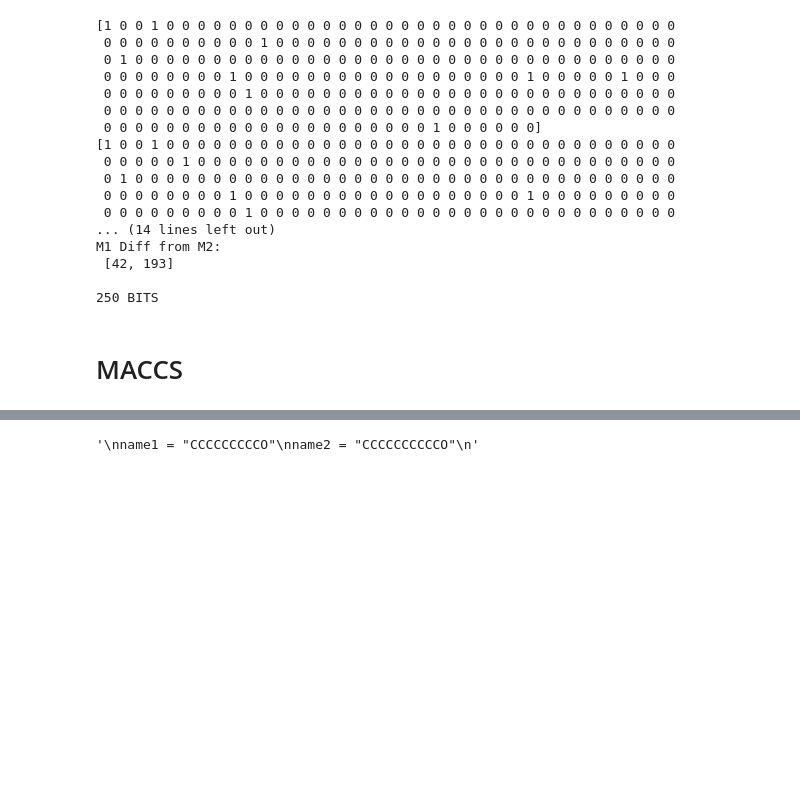
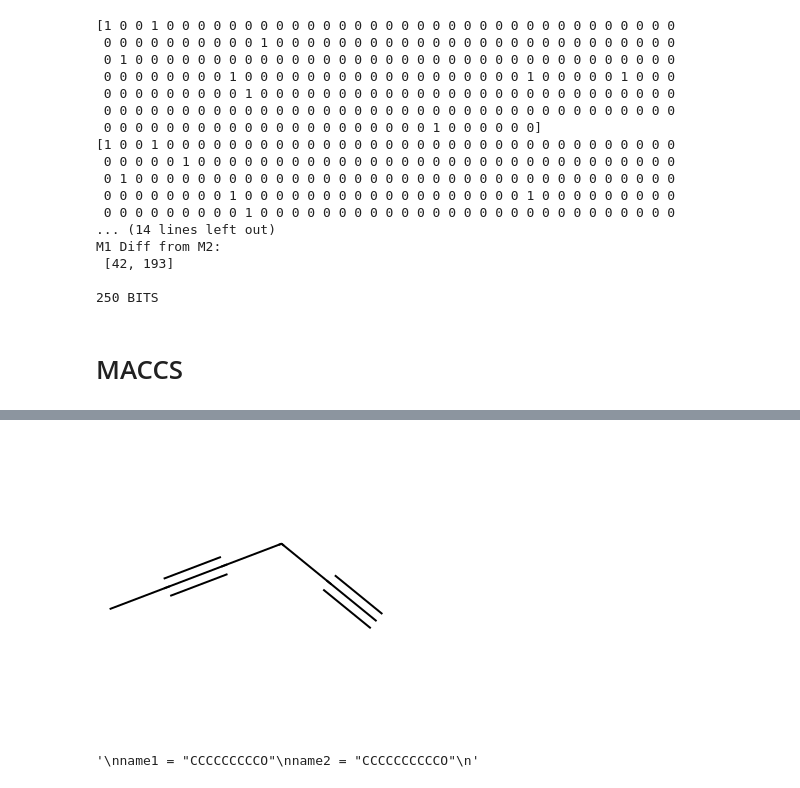
Before and after one commit to Sawahiko/SMILE_to_Feature, a Jupyter notebook: MainFile.ipynb, the cells around one changed output, grey strips where cells are left out. Drawn from its saved outputs; the diff is of its cells as text; code cells hidden in the pictures; blank space fills up the shorter version.

```diff
--- a/MainFile.ipynb
+++ b/MainFile.ipynb
@@ -197,9 +199,11 @@ img1.save('1-butyne.png')
 # %%
-name2 = "CC#CC"
+name2 = "C#CCC#CC"
 m2 = Chem.MolFromSmiles(name2)
 img2 = Draw.MolToImage(m2)
 img2
-img2.save('2-butyne.png')
+#img2.save('2-butyne.png')
+# %% [output]
+[figure, added]
 # %%
 '''
 name1 = "CCCCCCCCCO"
```
Also changed, not shown: parts of 24 cells of this notebook, 3 other files.
